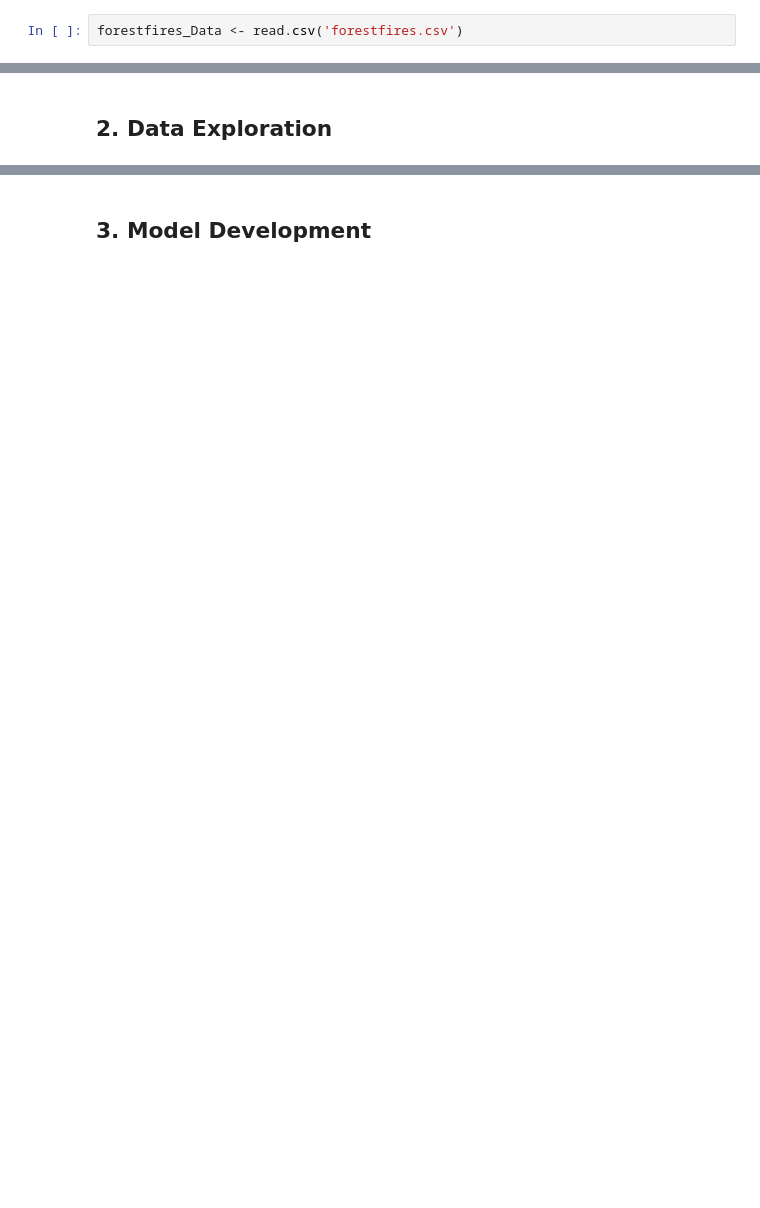
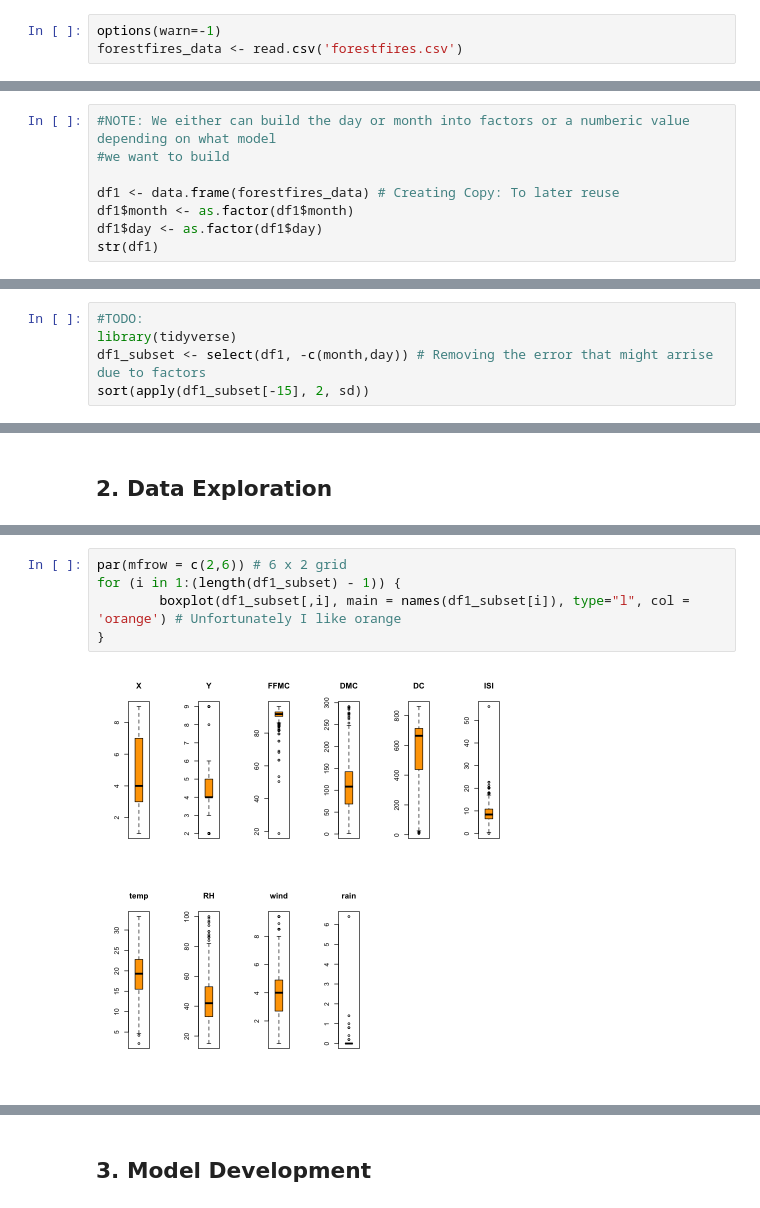
Before and after one commit to tvash/Spatial_Temporal_Analysis_BUSHFIRE_R, a Jupyter notebook: Spatial_Temporal_Analysis_BushFIRE_R.ipynb, the cells around one changed output, grey strips where cells are left out. Drawn from its saved outputs; the diff is of its cells as text; blank space fills up the shorter version.

```diff
--- a/Spatial_Temporal_Analysis_BushFIRE_R.ipynb
+++ b/Spatial_Temporal_Analysis_BushFIRE_R.ipynb
@@ -58,2 +47,3 @@ function (...)  .Primitive("c")
 # %%
-forestfires_Data <- read.csv('forestfires.csv')
+options(warn=-1)
+forestfires_data <- read.csv('forestfires.csv')
@@ -114,0 +92,8 @@ str(forestfires_Data)
+# %%
+#NOTE: We either can build the day or month into factors or a numberic value depending on what model
+#we want to build
+
+df1 <- data.frame(forestfires_data) # Creating Copy: To later reuse
+df1$month <- as.factor(df1$month)
+df1$day <- as.factor(df1$day)
+str(df1)
@@ -159,0 +173,5 @@ For the frequency table, variable is rounded to the nearest 10
+# %%
+#TODO:
+library(tidyverse)
+df1_subset <- select(df1, -c(month,day)) # Removing the error that might arrise due to factors
+sort(apply(df1_subset[-15], 2, sd))
@@ -200,0 +206,7 @@ A matrix: 9 × 9 of type dbl
+# %%
+par(mfrow = c(2,6)) # 6 x 2 grid
+for (i in 1:(length(df1_subset) - 1)) {
+        boxplot(df1_subset[,i], main = names(df1_subset[i]), type="l", col = 'orange') # Unfortunately I like orange
+}
+# %% [output]
+[figure, added]
```
Also changed, not shown: parts of 100 cells of this notebook.
